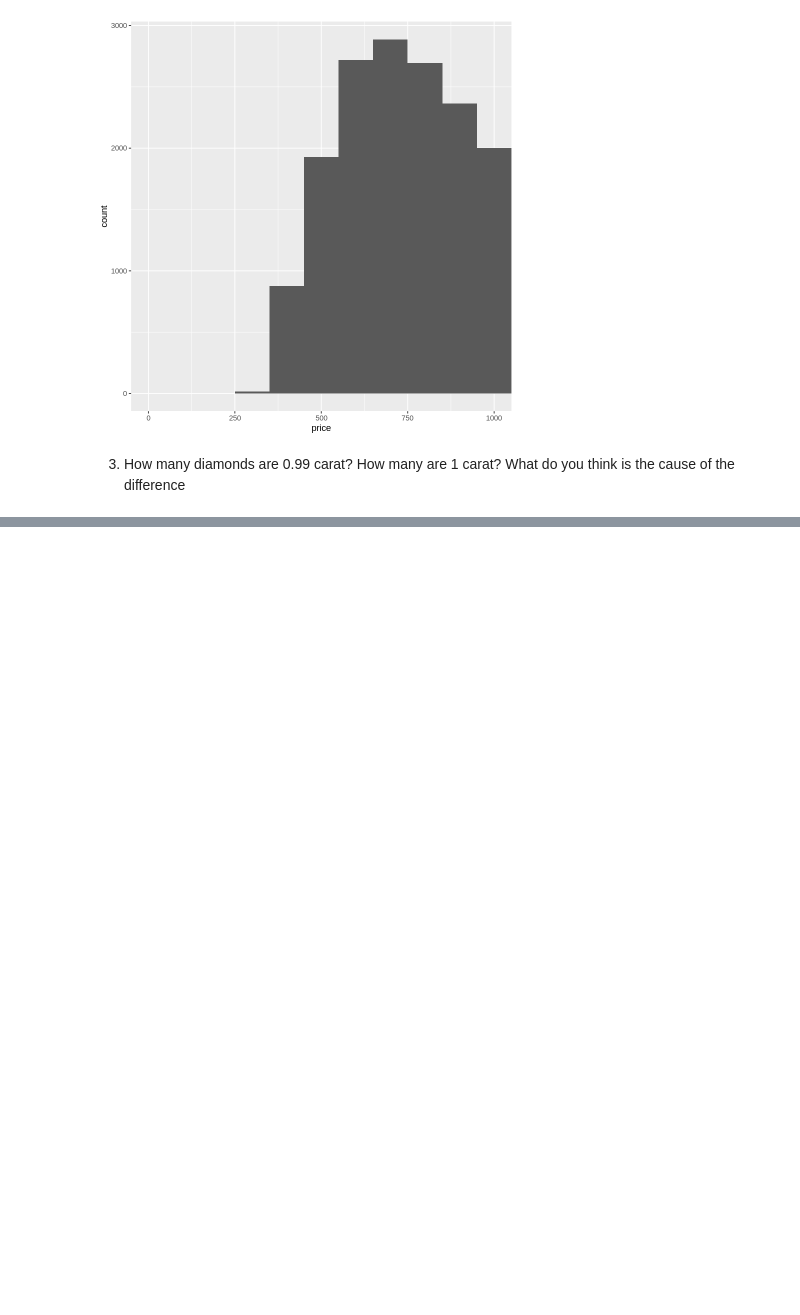
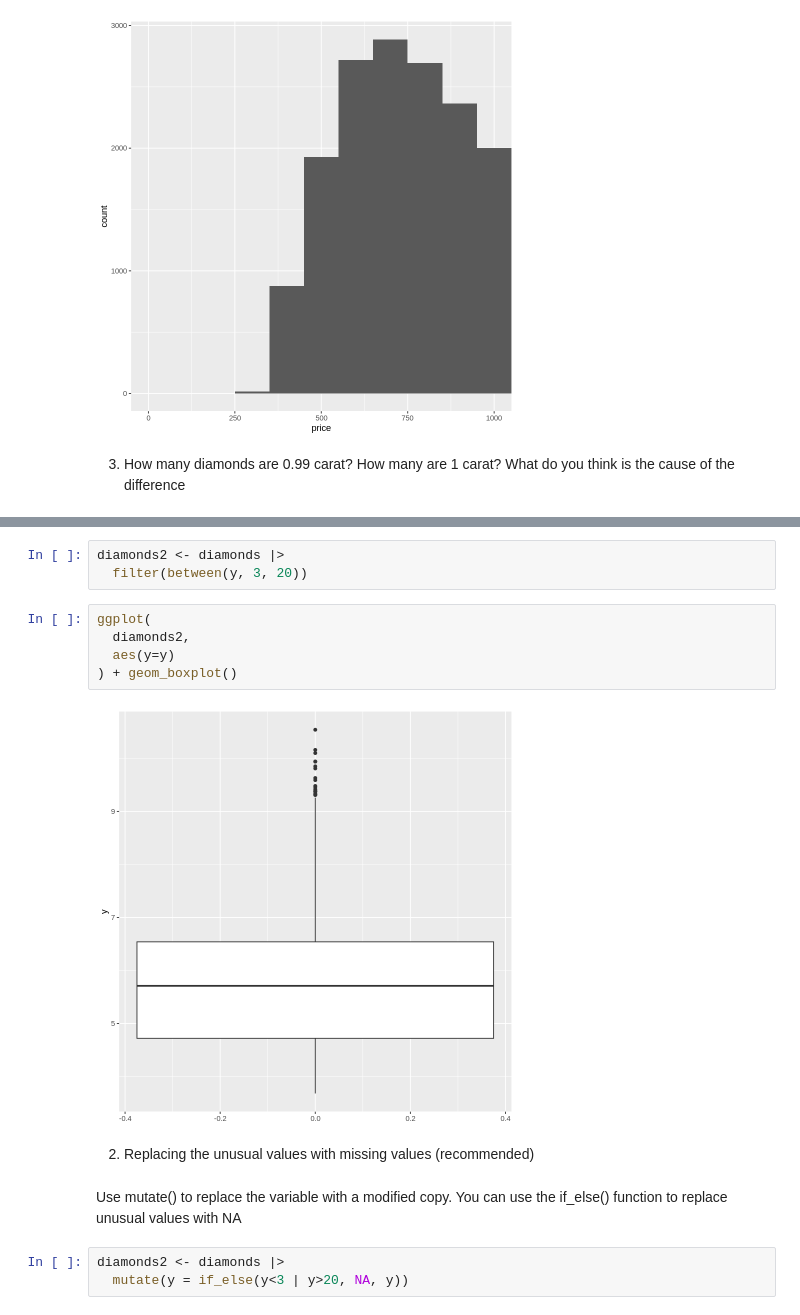
Before and after one commit to khuongduying/dataviz, a Jupyter notebook: DataViz_3.ipynb, the cells around one changed output, grey strips where cells are left out. Drawn from its saved outputs; the diff is of its cells as text; blank space fills up the shorter version.

```diff
--- a/DataViz_3.ipynb
+++ b/DataViz_3.ipynb
@@ -161,0 +192,17 @@ ggplot(
+# %%
+diamonds2 <- diamonds |>
+  filter(between(y, 3, 20))
+# %%
+ggplot(
+  diamonds2,
+  aes(y=y)
+) + geom_boxplot()
+# %% [output]
+[figure, added]
+# %% [markdown]
+2. Replacing the unusual values with missing values (recommended)
+# %% [markdown]
+Use mutate() to replace the variable with a modified copy. You can use the if_else() function to replace unusual values with NA
+# %%
+diamonds2 <- diamonds |>
+  mutate(y = if_else(y<3 | y>20, NA, y))
```
Also changed, not shown: parts of 39 cells of this notebook.
